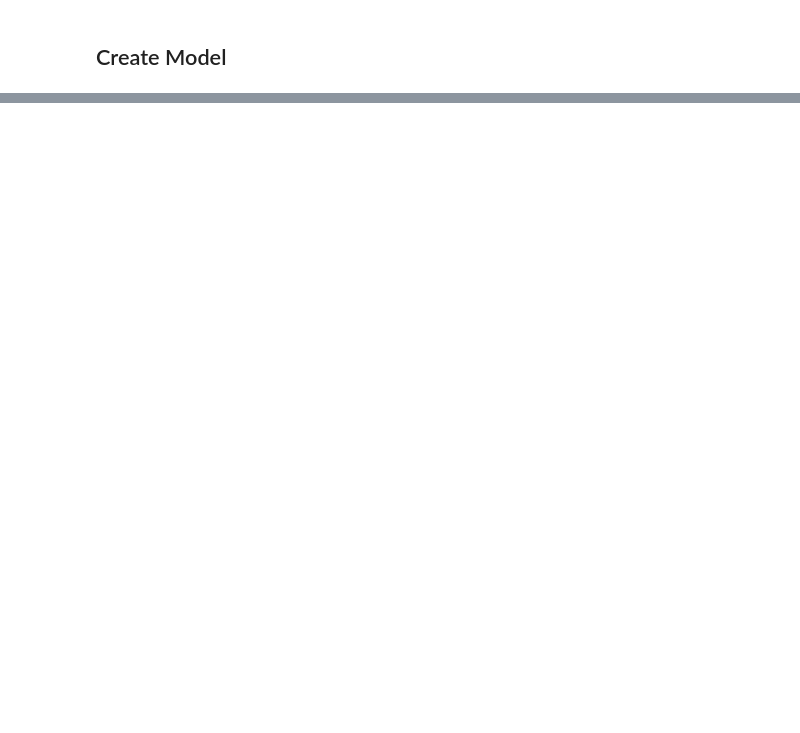
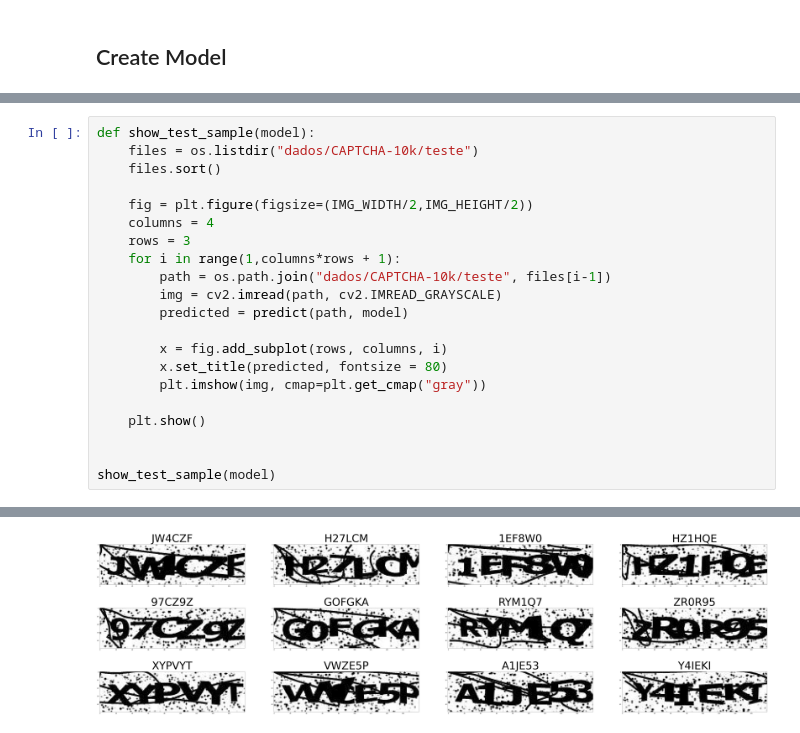
Before and after one commit to luiz-couto/captcha-recognizer, a Jupyter notebook: captcha-recognizer.ipynb, the cells around one changed output, grey strips where cells are left out. Cells and saved outputs as stored; diff of their text form; blank space fills up the shorter version.

```diff
--- a/captcha-recognizer.ipynb
+++ b/captcha-recognizer.ipynb
@@ -249,0 +250,22 @@ G0FGKA
+# %%
+def show_test_sample(model):
+    files = os.listdir("dados/CAPTCHA-10k/teste")
+    files.sort()
+
+    fig = plt.figure(figsize=(IMG_WIDTH/2,IMG_HEIGHT/2))
+    columns = 4
+    rows = 3
+    for i in range(1,columns*rows + 1):
+        path = os.path.join("dados/CAPTCHA-10k/teste", files[i-1])
+        img = cv2.imread(path, cv2.IMREAD_GRAYSCALE)
+        predicted = predict(path, model)
+
+        x = fig.add_subplot(rows, columns, i)
+        x.set_title(predicted, fontsize = 80)
+        plt.imshow(img, cmap=plt.get_cmap("gray"))
+
+    plt.show()
+
+
+show_test_sample(model)
+# %% [output]
@@ -249,0 +284 @@ G0FGKA
+[figure, added]
```
Also changed, not shown: parts of 14 cells of this notebook.
